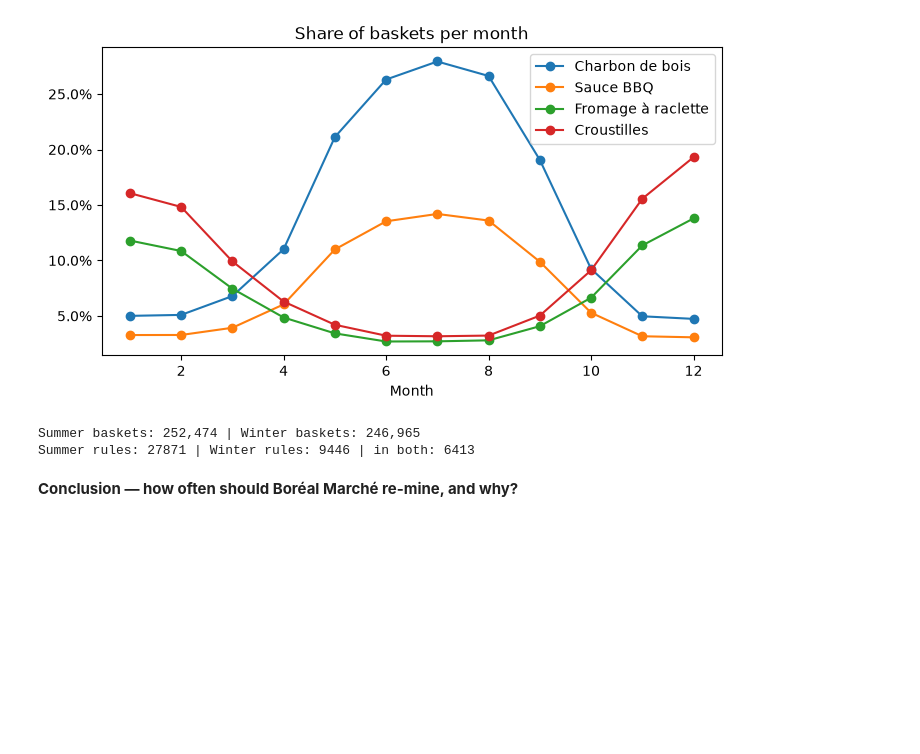
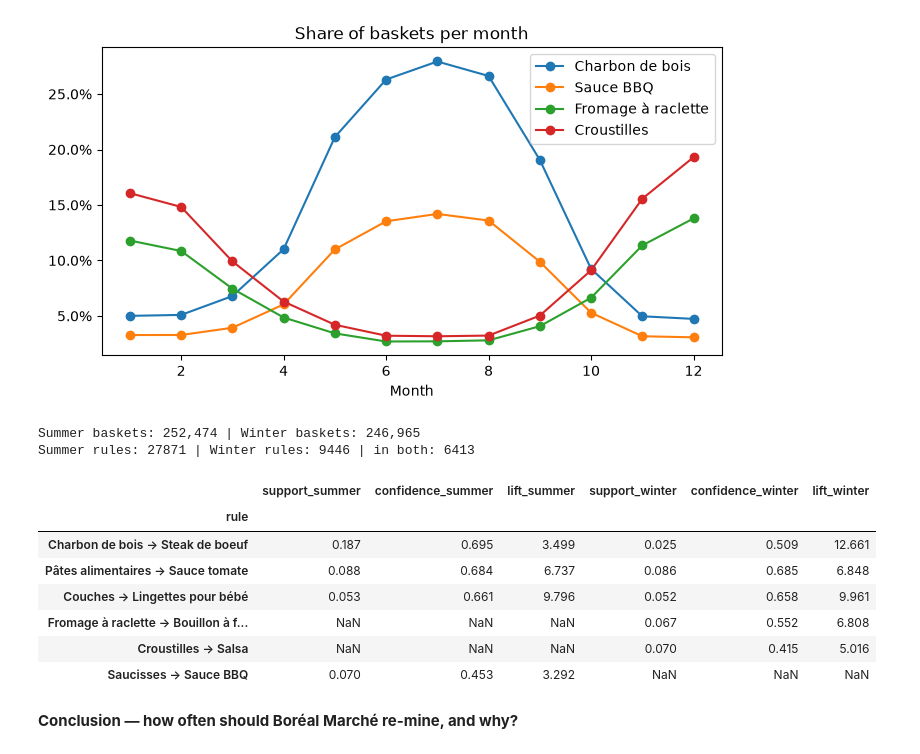
Before and after one commit to knikop/boreal-reco-knikop, a Jupyter notebook: notebooks/01_mining.ipynb, the cells around one changed output. Cells and saved outputs as stored; diff of their text form; code cells hidden in the pictures; blank space fills up the shorter version.

```diff
--- a/notebooks/01_mining.ipynb
+++ b/notebooks/01_mining.ipynb
@@ -375,6 +375,21 @@ print(f'Summer rules: {len(su)} | Winter rules: {len(wi)} | in both: {cmp.dropna
 # %% [output]
 Summer baskets: 252,474 | Winter baskets: 246,965
 Summer rules: 27871 | Winter rules: 9446 | in both: 6413
+# %%
+# The same rules compared across seasons (NaN = the rule does not exist in that season)
+watch = ['Charbon de bois → Steak de boeuf', 'Pâtes alimentaires → Sauce tomate',
+         'Couches → Lingettes pour bébé', 'Fromage à raclette → Bouillon à fondue',
+         'Croustilles → Salsa', 'Saucisses → Sauce BBQ']
+display(cmp.reindex(watch).round(3))
+# %% [output]
+|  | support_summer | confidence_summer | lift_summer | support_winter | confidence_winter | lift_winter |
+| rule |  |  |  |  |  |  |
+| Charbon de bois → Steak de boeuf | 0.187 | 0.695 | 3.499 | 0.025 | 0.509 | 12.661 |
+| Pâtes alimentaires → Sauce tomate | 0.088 | 0.684 | 6.737 | 0.086 | 0.685 | 6.848 |
+| Couches → Lingettes pour bébé | 0.053 | 0.661 | 9.796 | 0.052 | 0.658 | 9.961 |
+| Fromage à raclette → Bouillon à f... | NaN | NaN | NaN | 0.067 | 0.552 | 6.808 |
+| Croustilles → Salsa | NaN | NaN | NaN | 0.070 | 0.415 | 5.016 |
+| Saucisses → Sauce BBQ | 0.070 | 0.453 | 3.292 | NaN | NaN | NaN |
 # %% [markdown]
 **Conclusion — how often should Boréal Marché re-mine, and why?**
 # %% [markdown]
```
